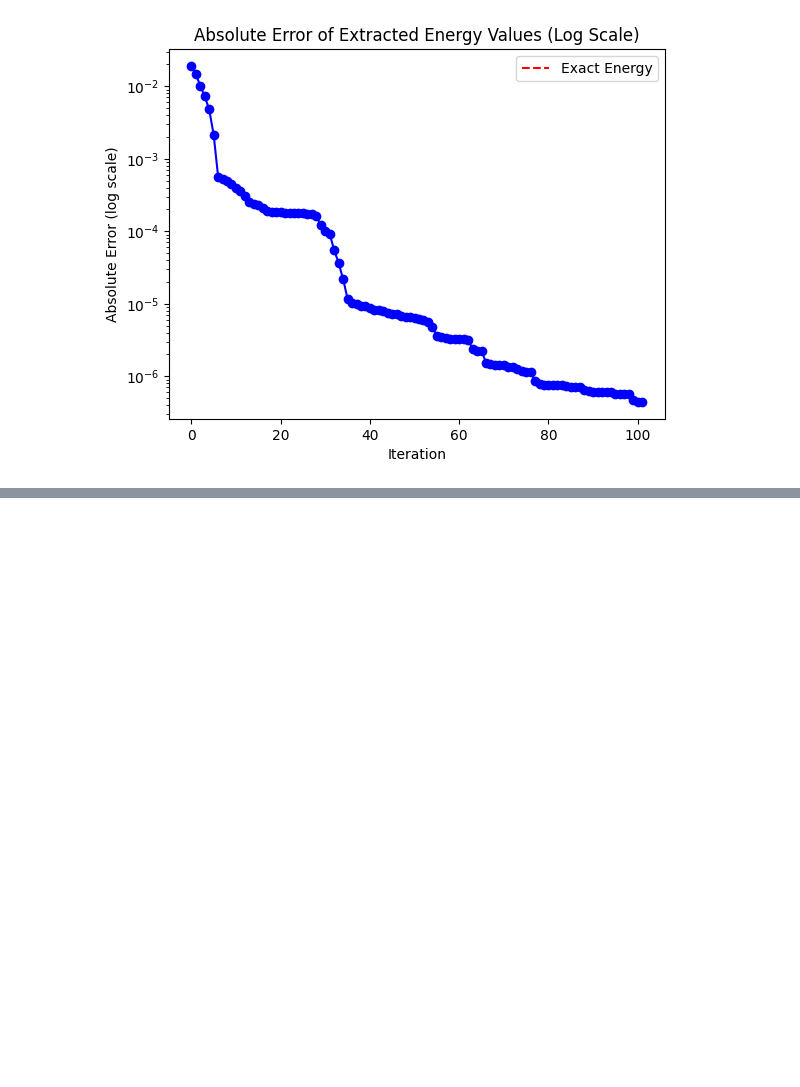
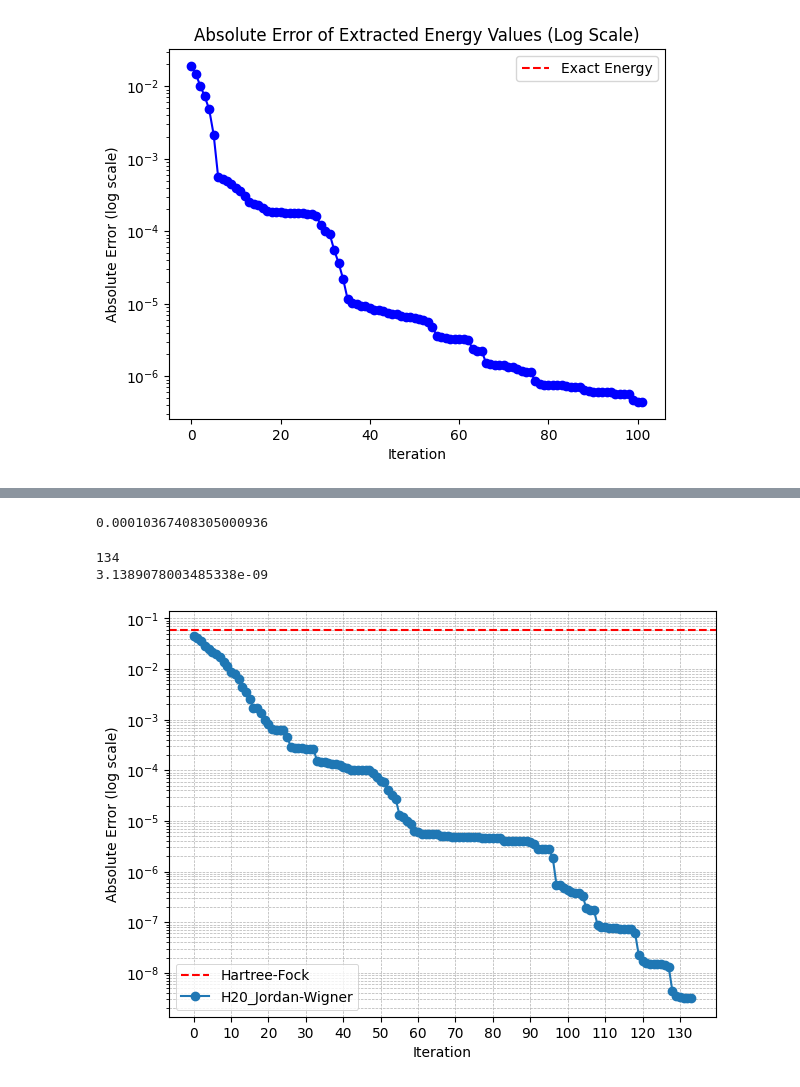
Before and after one commit to Howard-149/QIL_final, a Jupyter notebook: data_analyze.ipynb, the cells around one changed output, grey strips where cells are left out. Saved outputs shown, nothing was run; the diff lists cells and outputs as text; code cells hidden in the pictures; blank space fills up the shorter version.

```diff
--- a/data_analyze.ipynb
+++ b/data_analyze.ipynb
@@ -83,0 +85,67 @@ No artists with labels found to put in legend.  Note that artists whose label st
+# %%
+#H2O
+exact_energy = -75.02329122807933
+HF_energy = -74.9630631297274
+non_adapt =  -75.02318755399628
+experment_names = [
+    # "H20_adapt_eff_f_exc_{'occupied': [], 'unoccupied': []}_26-Dec-2023 (14:22:35.720881).csv",
+     "H20_adapt_f_exc_{'occupied': [], 'unoccupied': []}_26-Dec-2023 (17:13:16.985321).csv",
+    # "H20_adapt_q_exc_{'occupied': [], 'unoccupied': []}_26-Dec-2023 (16:11:05.020782).csv",
+
+    # "H20_adapt_f_exc_{'occupied': [], 'unoccupied': []}_bk_26-Dec-2023 (22:38:17.789174).csv",
+]
+print(non_adapt-exact_energy)
+#parameters:310
+#cnot_count = 28480.0
+# %% [output]
+0.00010367408305000936
+# %%
+import csv
+error_values = {}
+cnot_counts = {}
+for name in experment_names:
+    csv_file_path = CSV_BASE+name
+    # energy_values[name] = []
+    error_values[name] = []
+    cnot_counts[name] = []
+    with open(csv_file_path, 'r') as csvfile:
+        csv_reader = csv.DictReader(csvfile)
+        for row in csv_reader:
+            # energy_values[name].append(float(row['E']))
+            error_values[name].append(float(row['error']))
+            cnot_counts[name] .append(float(row['cnot_count']))
+    print(len(error_values[name]))
+print(error_values[name][-1])
+import matplotlib.pyplot as plt
+# Calculate the error
+error = abs(exact_energy - HF_energy)
+
+# Create a horizontal line plot
+plt.axhline(y=error, color='r', linestyle='--', label='Hartree-Fock')
+for name in experment_names:
+    plt.semilogy(error_values[name], marker='o', linestyle='-', label=name.split('_')[0]+'_'+ ('Bravyi-Kitaev' if name.split('_')[-2]=='bk' else 'Jordan-Wigner'))
+    # plt.semilogy(error_values[name], marker='o', linestyle='-', label=name.split('_')[0] + '_' + ('Fermionic' if name.split('_')[2] == 'f' else 'Qubit'))
+
+# plt.title('Absolute Error of Extracted Energy Values (Log Scale)')
+plt.xlabel('Iteration')
+plt.ylabel('Absolute Error (log scale)')
+plt.legend()
+plt.grid(True, which='both', linestyle='--', linewidth=0.5)  # Add a grid with dashed lines
+
+plt.xticks(range(0, max(len(error_values[name]) for name in experment_names), 10))
+
+# Adjust the appearance of the legend
+legend = plt.legend()
+legend.get_frame().set_linewidth(0.7)
+
+# Customize the appearance of the plot
+plt.tight_layout()  # Adjust layout for better appearance
+
+# Save the figure as an image (optional)
+# plt.savefig('error_plot.png', dpi=300, bbox_inches='tight')
+
+plt.show()
+# %% [output]
+134
+3.1389078003485338e-09
+[figure, added]
```
Also changed, not shown: parts of 6 cells of this notebook, 24 other files.
